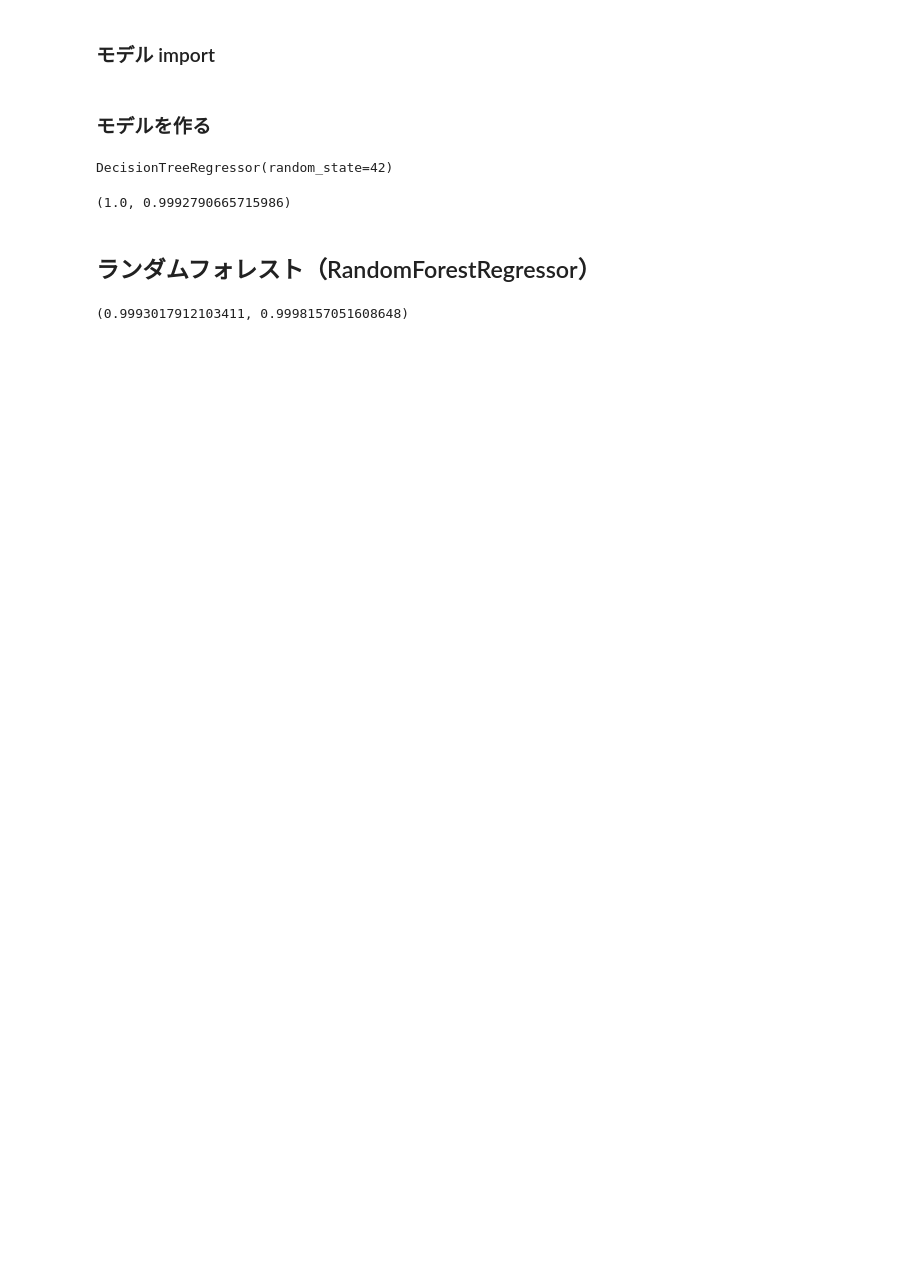
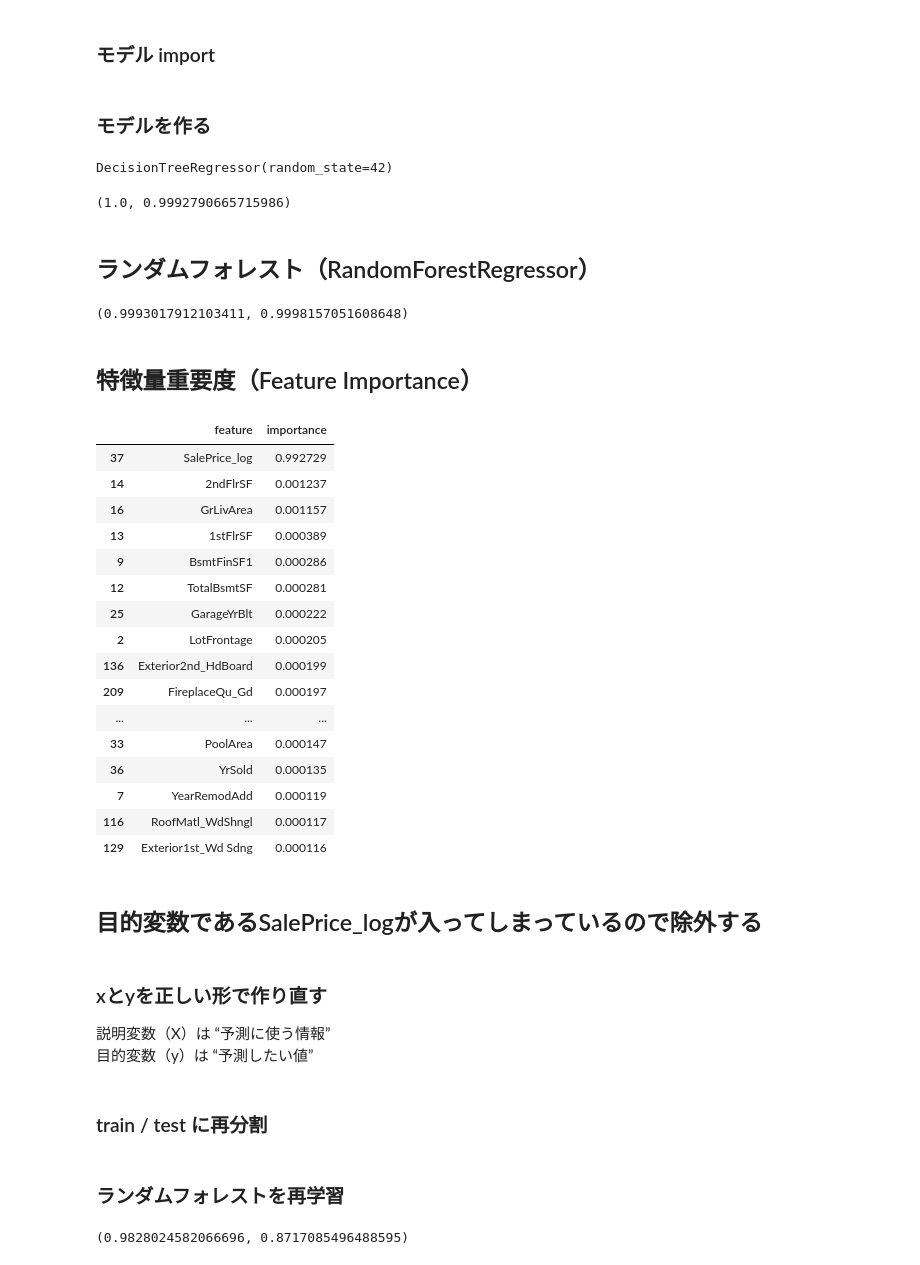
Before and after one commit to tsuzuki-privateDev/data-analysis-notebooks, a Jupyter notebook: house_prices_data.ipynb, the cells around one changed output. Saved outputs shown, nothing was run; the diff lists cells and outputs as text; code cells hidden in the pictures; blank space fills up the shorter version.

Commit message:
feat: RandomForestを正しい特徴量で再学習し、特徴量重要度を分析

```diff
--- a/house_prices_data.ipynb
+++ b/house_prices_data.ipynb
@@ -487,3 +487,45 @@ test_score_rf = rf_model.score(x_test, y_test)
 train_score_rf, test_score_rf
 # %% [output]
 (0.9993017912103411, 0.9998157051608648)
+# %% [markdown]
+## 特徴量重要度（Feature Importance）
+# %%
+import pandas as pd
+
+# 特徴量名
+feature_names = x_train.columns
+
+# 重要度の取得
+importances = rf_model.feature_importances_
+
+# DataFrameにまとめる
+fi = pd.DataFrame({
+    'feature': feature_names,
+    'importance': importances
+}).sort_values('importance', ascending=False)
+
+fi.head(20)
+# %% [output]
+|  | feature | importance |
+| 37 | SalePrice_log | 0.992729 |
+| 14 | 2ndFlrSF | 0.001237 |
+| 16 | GrLivArea | 0.001157 |
+| 13 | 1stFlrSF | 0.000389 |
+| 9 | BsmtFinSF1 | 0.000286 |
+| 12 | TotalBsmtSF | 0.000281 |
+| 25 | GarageYrBlt | 0.000222 |
+| 2 | LotFrontage | 0.000205 |
+| 136 | Exterior2nd_HdBoard | 0.000199 |
+| 209 | FireplaceQu_Gd | 0.000197 |
+| ... | ... | ... |
+| 33 | PoolArea | 0.000147 |
+| 36 | YrSold | 0.000135 |
+| 7 | YearRemodAdd | 0.000119 |
+| 116 | RoofMatl_WdShngl | 0.000117 |
+| 129 | Exterior1st_Wd Sdng | 0.000116 |
+# %% [markdown]
+## 目的変数であるSalePrice_logが入ってしまっているので除外する
+# %% [markdown]
+### xとyを正しい形で作り直す
+説明変数（X）は “予測に使う情報”
+目的変数（y）は “予測したい値”
@@ -489,0 +535,2 @@ train_score_rf, test_score_rf
+# %% [markdown]
+### train / test に再分割
@@ -489,0 +543,19 @@ train_score_rf, test_score_rf
+# %% [markdown]
+### ランダムフォレストを再学習
+# %%
+from sklearn.ensemble import RandomForestRegressor
+
+rf_model = RandomForestRegressor(
+    n_estimators=300,
+    random_state=42,
+    n_jobs=-1
+)
+
+rf_model.fit(x_train, y_train)
+
+rf_train = rf_model.score(x_train, y_train)
+rf_test = rf_model.score(x_test, y_test)
+
+rf_train, rf_test
+# %% [output]
+(0.9828024582066696, 0.8717085496488595)
```
Also changed, not shown: parts of 5 cells of this notebook.
